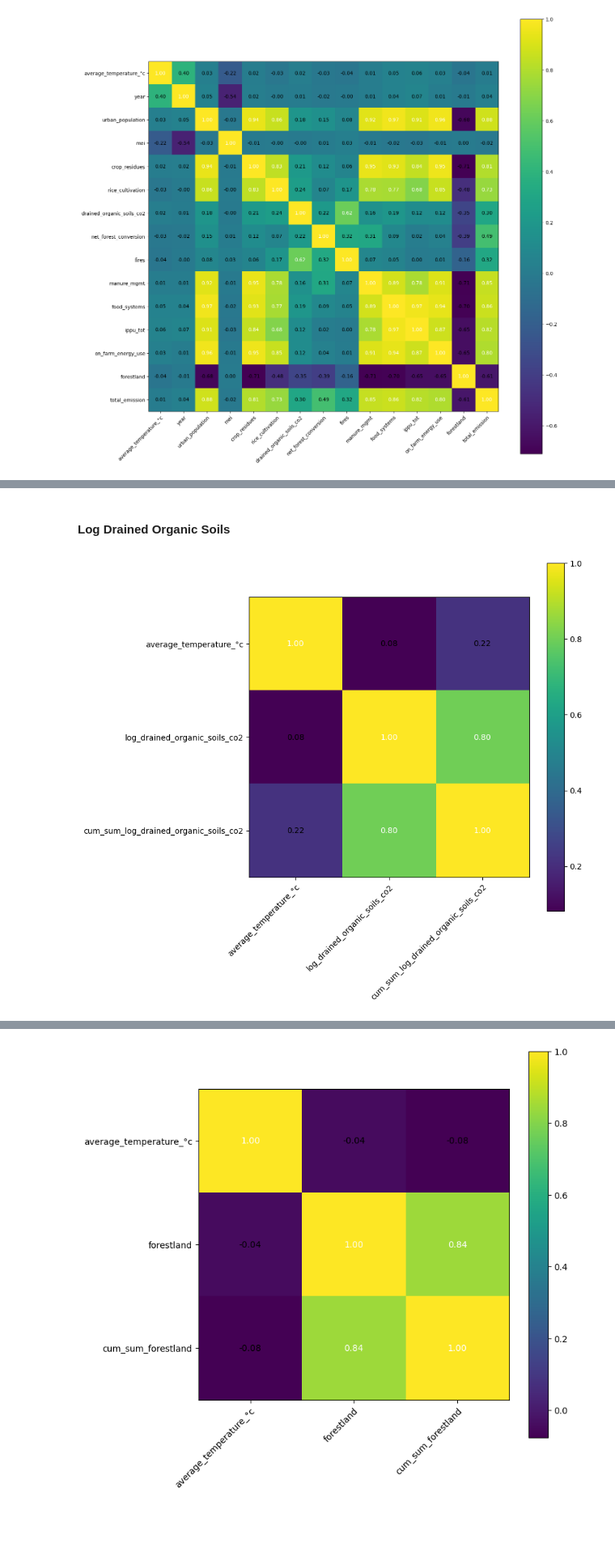
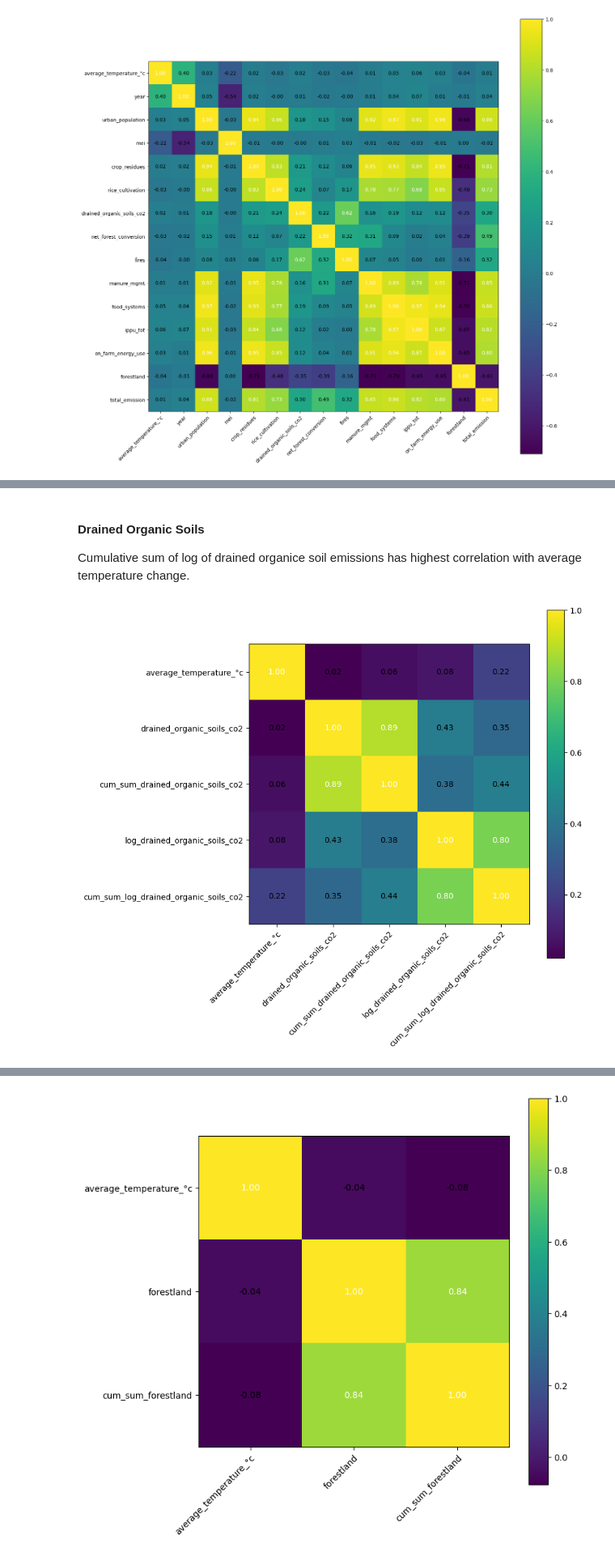
Before and after one commit to fayesimone/agriculture_emissions_prediction, a Jupyter notebook: EDA.ipynb, the cells around one changed output, grey strips where cells are left out. Shown at 81% size. Drawn from its saved outputs; the diff is of its cells as text; code cells hidden in the pictures; blank space fills up the shorter version.

```diff
--- a/EDA.ipynb
+++ b/EDA.ipynb
@@ -124,15 +95,17 @@ hm = heatmap(
 # %% [markdown]
-#### Log Drained Organic Soils
+#### Drained Organic Soils
+
+Cumulative sum of log of drained organice soil emissions has highest correlation with average temperature change.
 # %%
-cols = ['average_temperature_°c','log_drained_organic_soils_co2','cum_sum_log_drained_organic_soils_co2']
+cols = ['average_temperature_°c', 'drained_organic_soils_co2', 'cum_sum_drained_organic_soils_co2', 'log_drained_organic_soils_co2','cum_sum_log_drained_organic_soils_co2']
 
 cm = train[cols].corr().values
 hm = heatmap(
     cm,
     row_names=cols,
     column_names=cols,
     figsize=(8, 8)
 )
 # %% [output]
-[figure, old version]
+[figure, new version]
 # %% [markdown]
```
Also changed, not shown: parts of 25 cells of this notebook.
